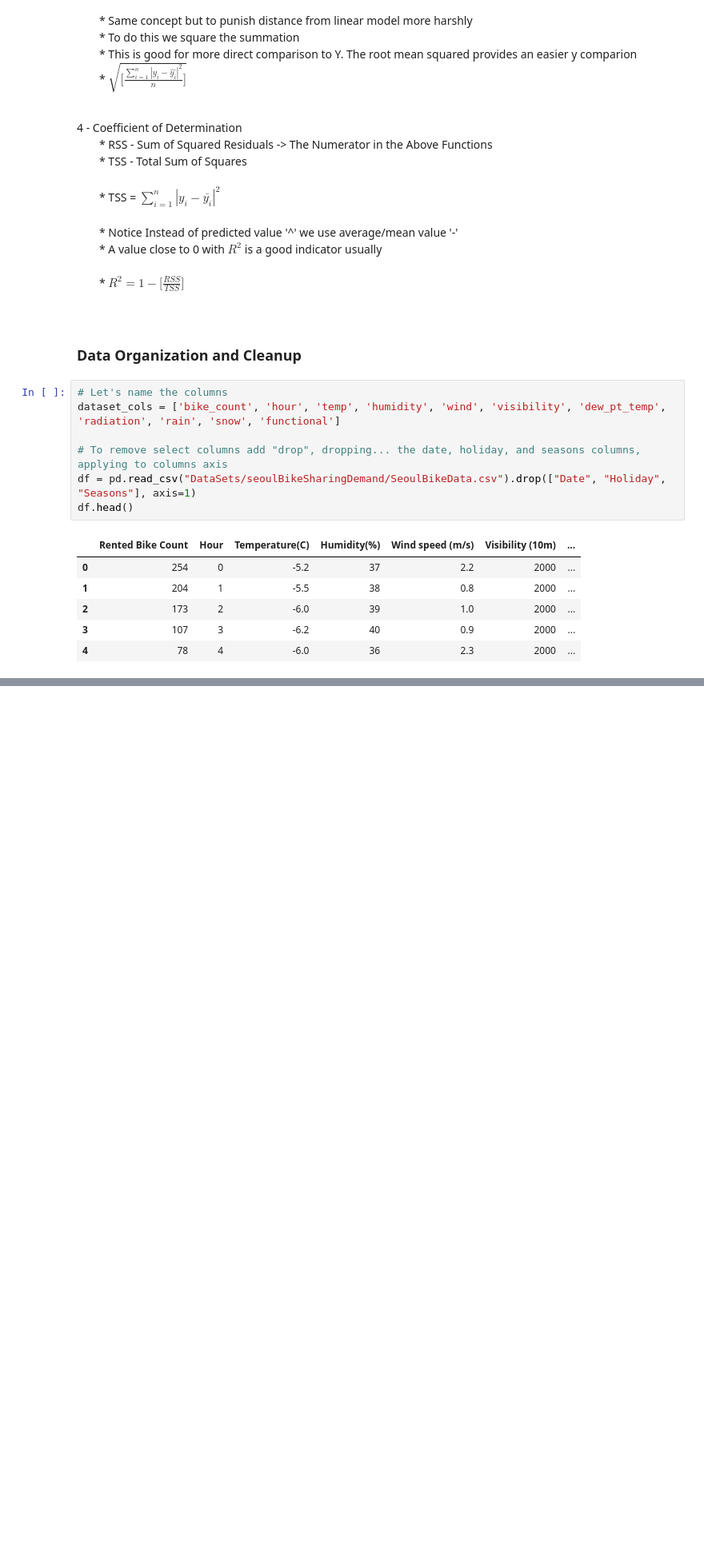
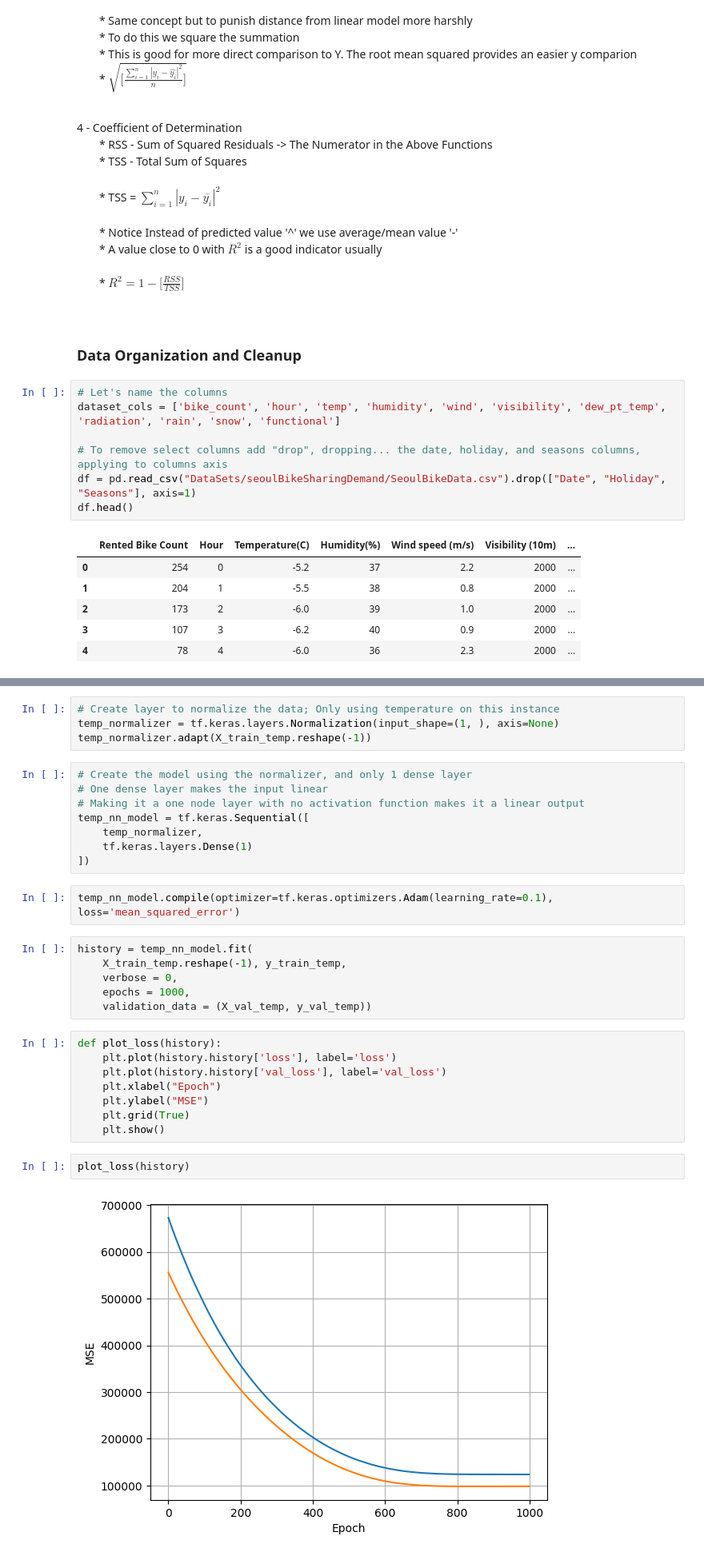
Before and after one commit to Logan-0/MachineLearning, a Jupyter notebook: SeoulBikeSharingDemand.ipynb, the cells around one changed output, grey strips where cells are left out. Shown at 80% size. Cells and saved outputs as stored; diff of their text form; blank space fills up the shorter version.

```diff
--- a/SeoulBikeSharingDemand.ipynb
+++ b/SeoulBikeSharingDemand.ipynb
@@ -78,0 +194,32 @@ df.head()
+# %%
+# Create layer to normalize the data; Only using temperature on this instance
+temp_normalizer = tf.keras.layers.Normalization(input_shape=(1, ), axis=None)
+temp_normalizer.adapt(X_train_temp.reshape(-1))
+# %%
+# Create the model using the normalizer, and only 1 dense layer
+# One dense layer makes the input linear
+# Making it a one node layer with no activation function makes it a linear output
+temp_nn_model = tf.keras.Sequential([
+    temp_normalizer,
+    tf.keras.layers.Dense(1)
+])
+# %%
+temp_nn_model.compile(optimizer=tf.keras.optimizers.Adam(learning_rate=0.1), loss='mean_squared_error')
+# %%
+history = temp_nn_model.fit(
+    X_train_temp.reshape(-1), y_train_temp,
+    verbose = 0,
+    epochs = 1000,
+    validation_data = (X_val_temp, y_val_temp))
+# %%
+def plot_loss(history):
+    plt.plot(history.history['loss'], label='loss')
+    plt.plot(history.history['val_loss'], label='val_loss')
+    plt.xlabel("Epoch")
+    plt.ylabel("MSE")
+    plt.grid(True)
+    plt.show()
+# %%
+plot_loss(history)
+# %% [output]
+[figure, added]
```
Also changed, not shown: parts of 25 cells of this notebook.
